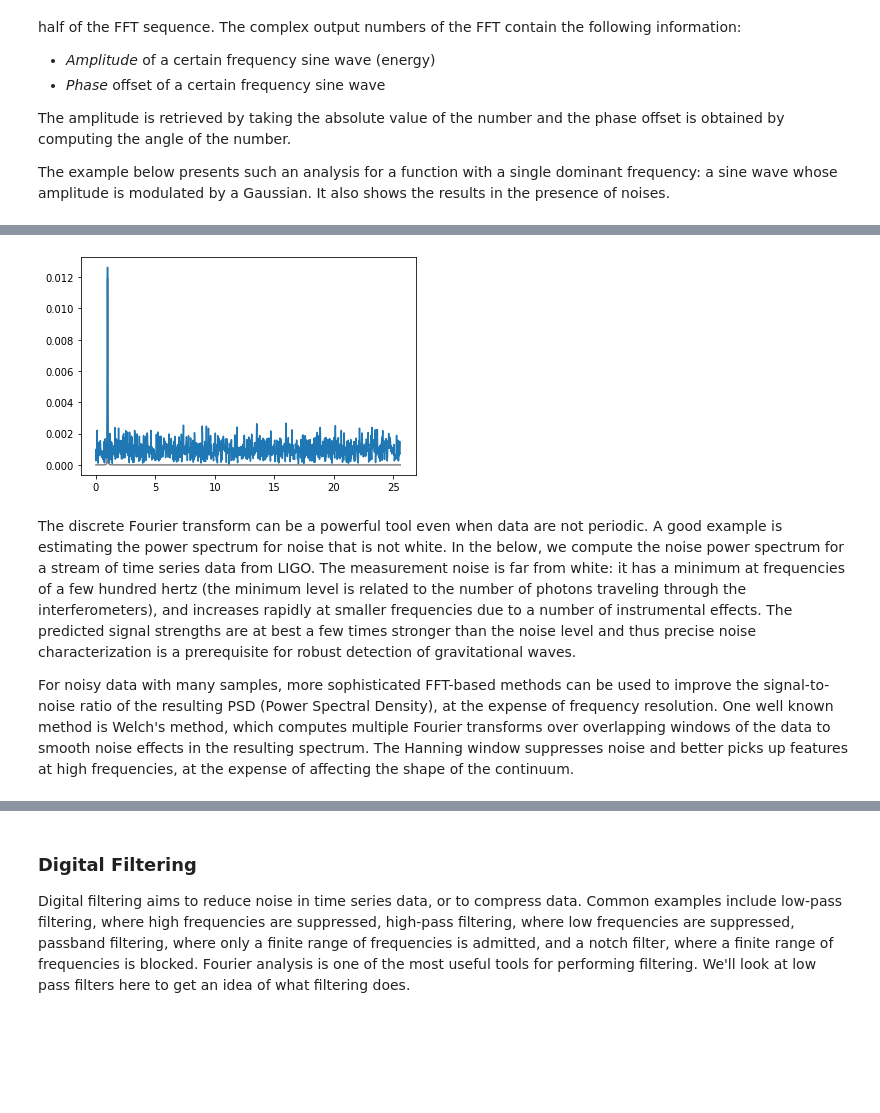
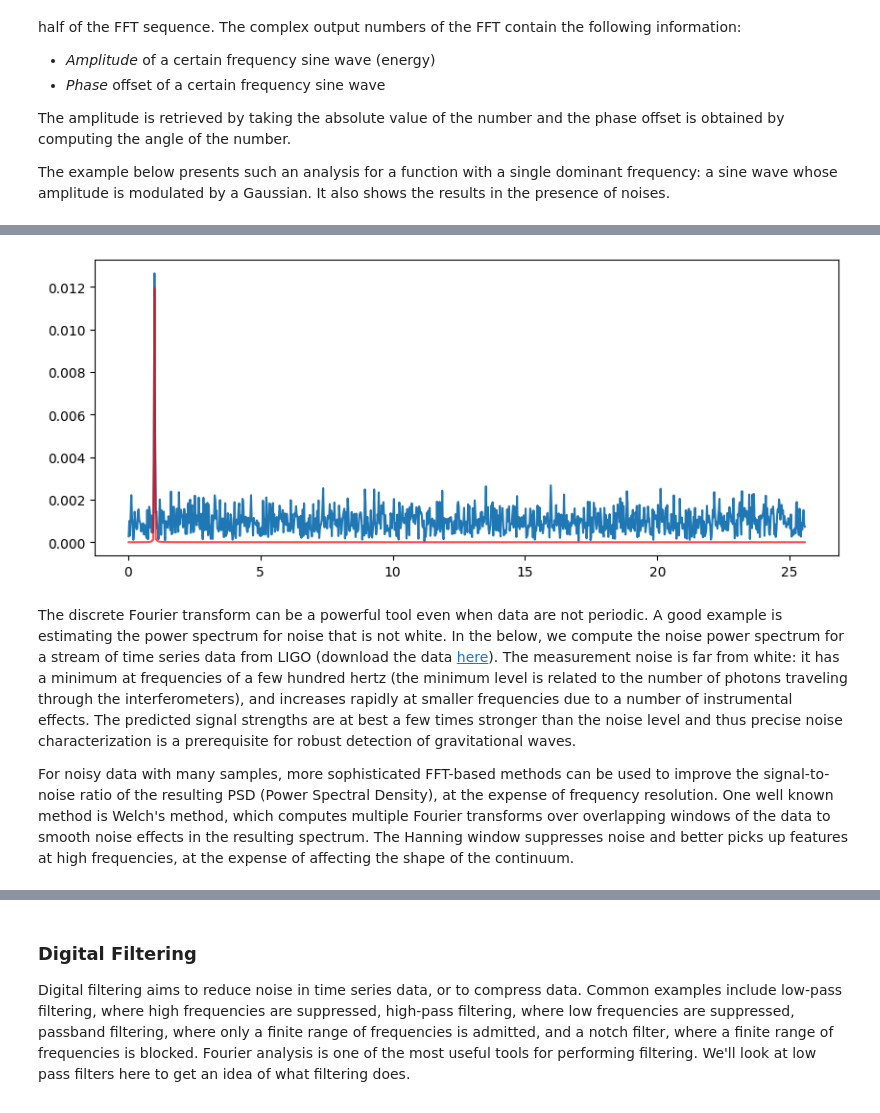
Before and after one commit to uom-lectures/PHY3287, a Jupyter notebook: lecture_3.ipynb, the cells around one changed output, grey strips where cells are left out. Drawn from its saved outputs; the diff is of its cells as text; code cells hidden in the pictures; blank space fills up the shorter version.

```diff
--- a/lecture_3.ipynb
+++ b/lecture_3.ipynb
@@ -416,15 +422,16 @@ plt.show()
 # %%
 # And see the frequency components of the corrupted data
 err_ffted_data = np.fft.fft(err_data)
 
 # Show (1/N is a normalisation factor)
-plt.plot(freqs[1:N // 2], np.abs(ffted_data)[1:N // 2] * 1 / N, '-k', alpha=0.5)
+plt.figure(figsize=(10, 4))
 plt.plot(freqs[1:N // 2], np.abs(err_ffted_data)[1:N // 2] * 1 / N)
+plt.plot(freqs[1:N // 2], np.abs(ffted_data)[1:N // 2] * 1 / N, '-r', alpha=0.7)
 plt.show()
 # %% [output]
-[figure, old version]
+[figure, new version]
 # %% [markdown]
-The discrete Fourier transform can be a powerful tool even when data are not periodic. A good example is estimating the power spectrum for noise that is not white. In the below, we compute the noise power spectrum for a stream of time series data from LIGO. The measurement noise is far from white: it has a minimum at frequencies of a few hundred hertz (the minimum level is related to the number of photons traveling through the interferometers), and increases rapidly at smaller frequencies due to a number of instrumental effects. The predicted signal strengths are at best a few times stronger than the noise level and thus precise noise characterization is a prerequisite for robust detection of gravitational waves.
+The discrete Fourier transform can be a powerful tool even when data are not periodic. A good example is estimating the power spectrum for noise that is not white. In the below, we compute the noise power spectrum for a stream of time series data from LIGO (download the data [here](data/ligo.npy)). The measurement noise is far from white: it has a minimum at frequencies of a few hundred hertz (the minimum level is related to the number of photons traveling through the interferometers), and increases rapidly at smaller frequencies due to a number of instrumental effects. The predicted signal strengths are at best a few times stronger than the noise level and thus precise noise characterization is a prerequisite for robust detection of gravitational waves.
 
 For noisy data with many samples, more sophisticated FFT-based methods can be used to improve the signal-to-noise ratio of the resulting PSD (Power Spectral Density), at the expense of frequency resolution. One well known method is Welch's method, which computes multiple Fourier transforms over overlapping windows of the data to smooth noise effects in the resulting spectrum. The Hanning window suppresses noise and better picks up features at high frequencies, at the expense of affecting the shape of the continuum.
 # %%
```
Also changed, not shown: parts of 16 cells of this notebook.
